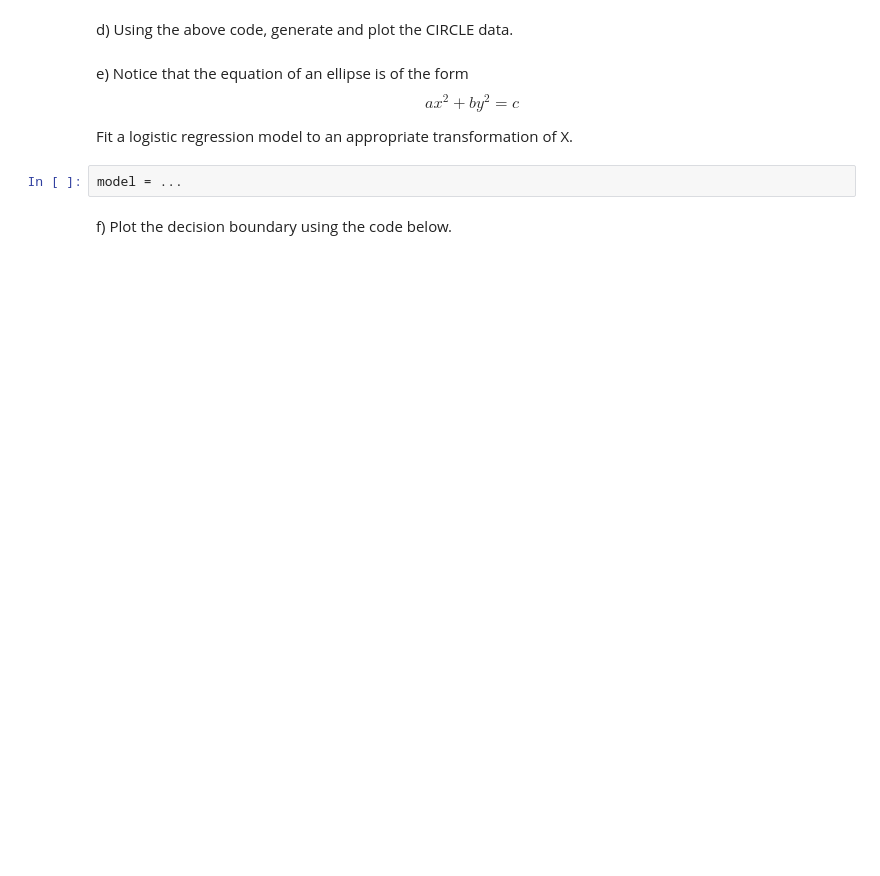
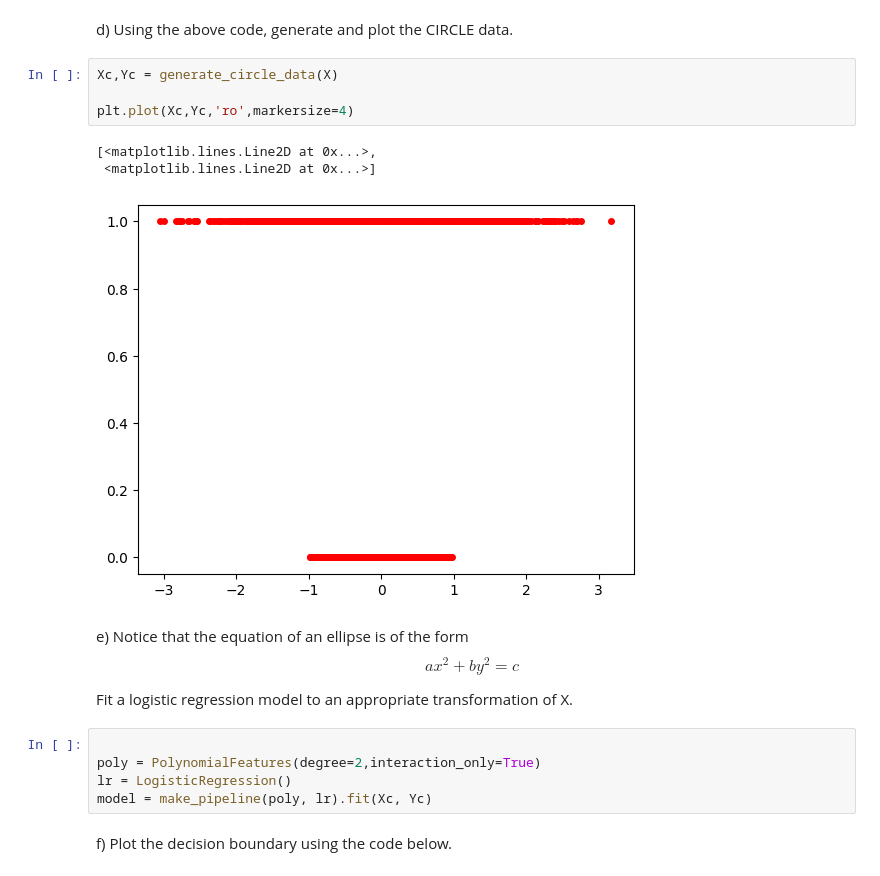
Before and after one commit to diavillalpando/CS506_Worksheets, a Jupyter notebook: worksheet_21.ipynb, the cells around one changed output. Cells and saved outputs as stored; diff of their text form; blank space fills up the shorter version.

```diff
--- a/worksheet_21.ipynb
+++ b/worksheet_21.ipynb
@@ -56,11 +80,22 @@ c) Using the coefficients, plot the line through the scatter plot you created in
 # %% [markdown]
 d) Using the above code, generate and plot the CIRCLE data.
+# %%
+Xc,Yc = generate_circle_data(X)
+
+plt.plot(Xc,Yc,'ro',markersize=4)
+# %% [output]
+[<matplotlib.lines.Line2D at 0x...>,
+ <matplotlib.lines.Line2D at 0x...>]
+[figure, added]
 # %% [markdown]
 e) Notice that the equation of an ellipse is of the form $$ax^2 + by^2 = c$$
 
 Fit a logistic regression model to an appropriate transformation of X.
-# %%
-model = ...
+# %%
+
+poly = PolynomialFeatures(degree=2,interaction_only=True)
+lr = LogisticRegression()
+model = make_pipeline(poly, lr).fit(Xc, Yc)
 # %% [markdown]
 f) Plot the decision boundary using the code below.
 # %%
```
Also changed, not shown: parts of 6 cells of this notebook.
